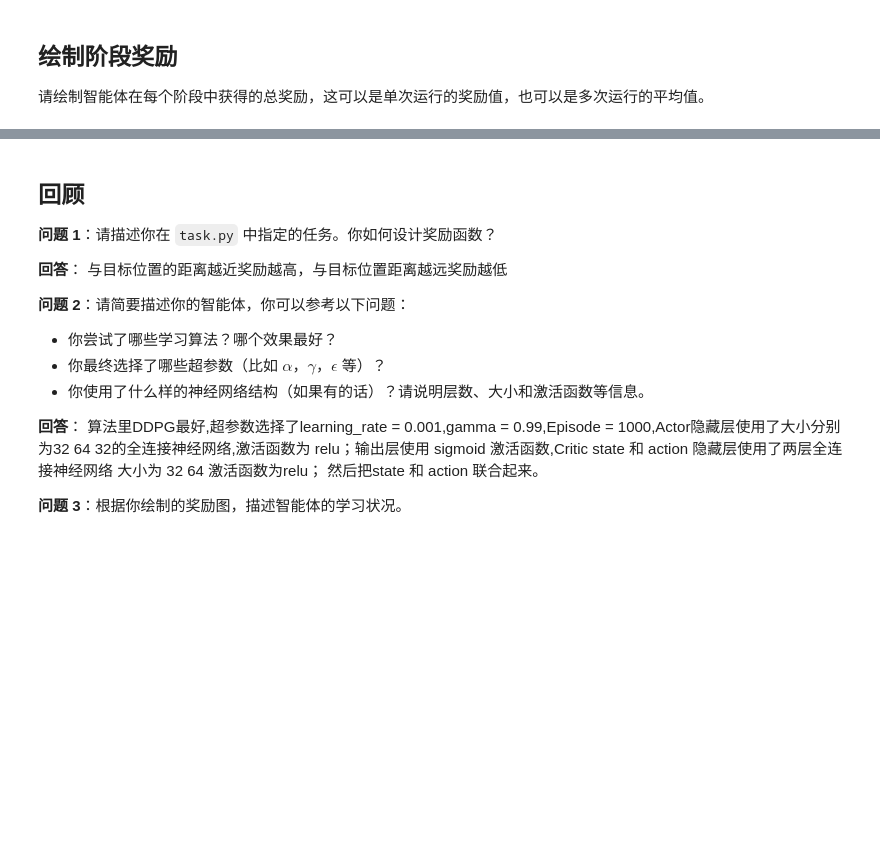
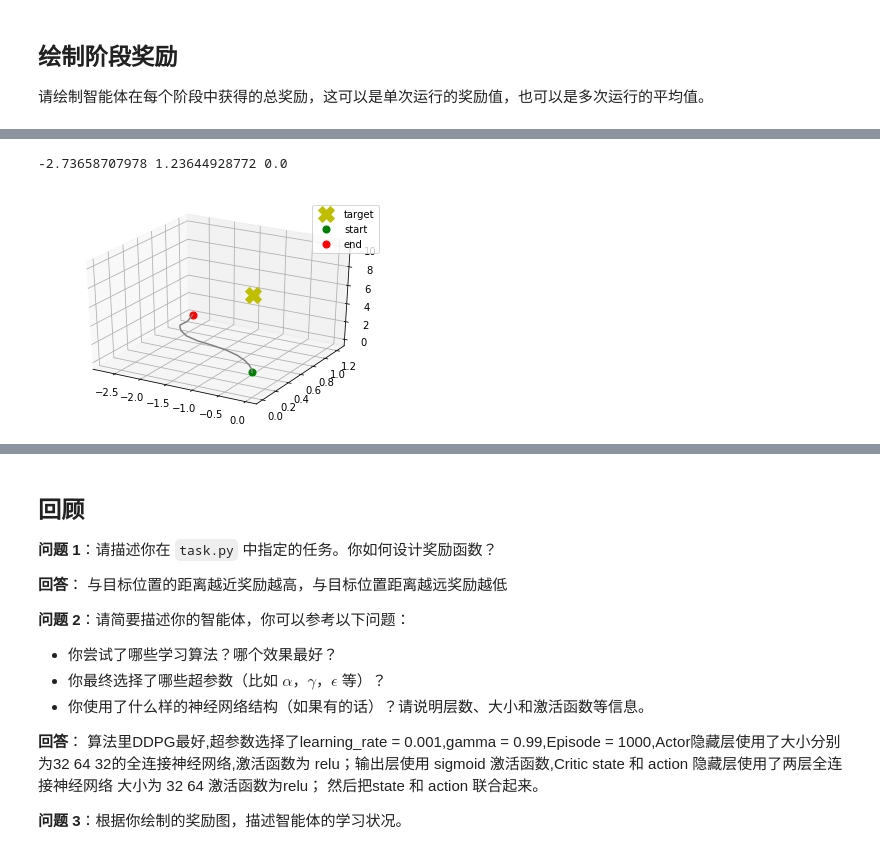
Before and after one commit to nodelanad/RL-Quadcopter-2, a Jupyter notebook: Quadcopter_Project.ipynb, the cells around one changed output, grey strips where cells are left out. Drawn from its saved outputs; the diff is of its cells as text; code cells hidden in the pictures; blank space fills up the shorter version.

```diff
--- a/Quadcopter_Project.ipynb
+++ b/Quadcopter_Project.ipynb
@@ -261,0 +299,6 @@ plt.plot(reward_list)
+# %%
+path = [ [results['x'][i], results['y'][i], results['z'][i] ] for i in range(len(results['x']))]
+show_flight_path(path, task.target_pos)
+# %% [output]
+-2.73658707978 1.23644928772 0.0
+[figure, added]
```
Also changed, not shown: parts of 12 cells of this notebook, 3 other files.
